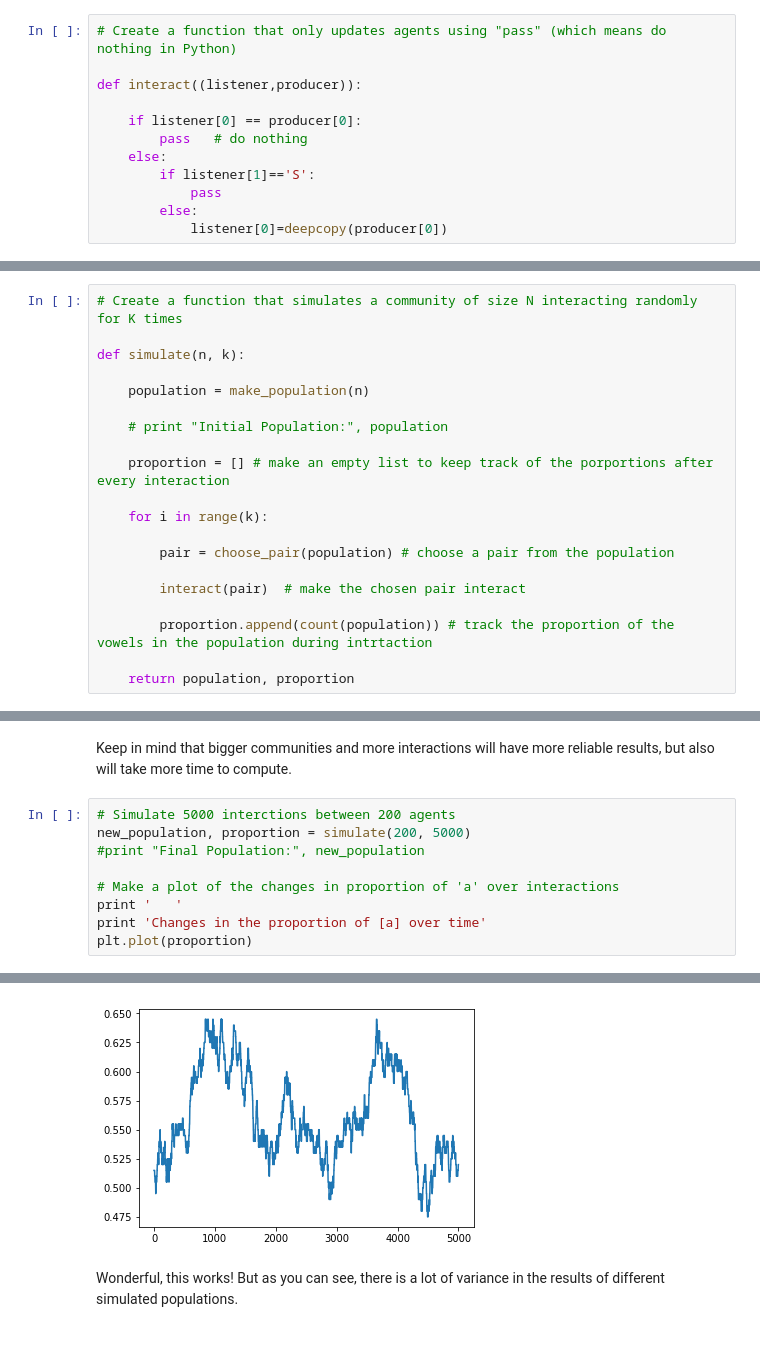
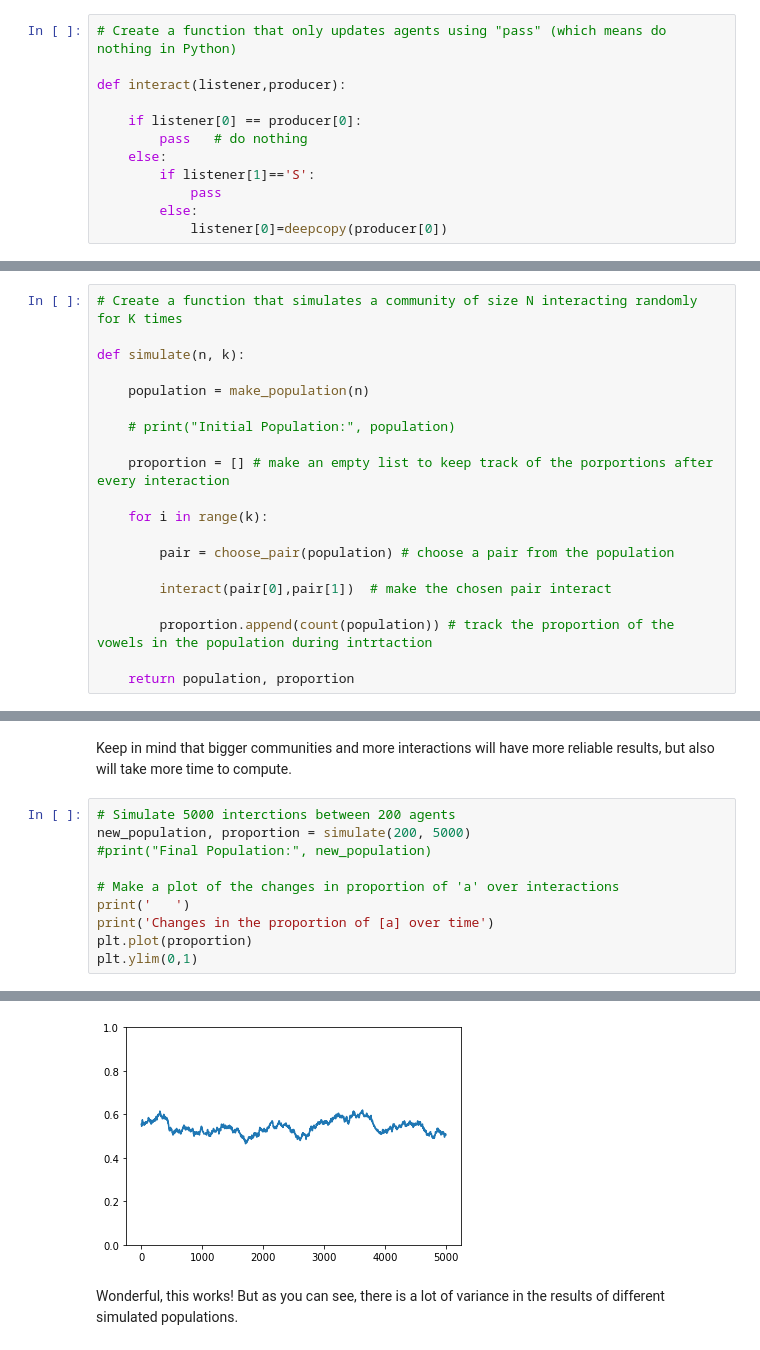
Before and after one commit to Limor-Raviv/Tutorial_Agent_Based_Models, a Jupyter notebook: Part 2 - A Simple Agent Based Model in Python.ipynb, the cells around one changed output, grey strips where cells are left out. Cells and saved outputs as stored; diff of their text form.

```diff
--- a/Part 2 - A Simple Agent Based Model in Python.ipynb
+++ b/Part 2 - A Simple Agent Based Model in Python.ipynb
@@ -209,7 +209,7 @@ So now we have a tested function that updates agents after interaction. Since we
 # %%
 # Create a function that only updates agents using "pass" (which means do nothing in Python)
 
-def interact((listener,producer)):
+def interact(listener,producer):
 
     if listener[0] == producer[0]:
         pass   # do nothing
@@ -235,7 +235,7 @@ def simulate(n, k):
 
     population = make_population(n)
 
-    # print "Initial Population:", population
+    # print("Initial Population:", population)
 
     proportion = [] # make an empty list to keep track of the porportions after every interaction
 
@@ -243,7 +243,7 @@ def simulate(n, k):
 
         pair = choose_pair(population) # choose a pair from the population
 
-        interact(pair)  # make the chosen pair interact
+        interact(pair[0],pair[1])  # make the chosen pair interact
 
         proportion.append(count(population)) # track the proportion of the vowels in the population during intrtaction
 
@@ -275,11 +276,12 @@ Keep in mind that bigger communities and more interactions will have more reliab
 # %%
 # Simulate 5000 interctions between 200 agents
 new_population, proportion = simulate(200, 5000)
-#print "Final Population:", new_population
+#print("Final Population:", new_population)
 
 # Make a plot of the changes in proportion of 'a' over interactions
-print '   '
-print 'Changes in the proportion of [a] over time'
+print('   ')
+print('Changes in the proportion of [a] over time')
 plt.plot(proportion)
+plt.ylim(0,1)
 # %% [output]
 Changes in the proportion of [a] over time
@@ -287,4 +289,4 @@ Changes in the proportion of [a] over time
-[figure, old version]
+[figure, new version]
 # %% [markdown]
 Wonderful, this works! But as you can see, there is a lot of variance in the results of different simulated populations.
 # %% [markdown]
```
Also changed, not shown: parts of 17 cells of this notebook, 2 other files.
